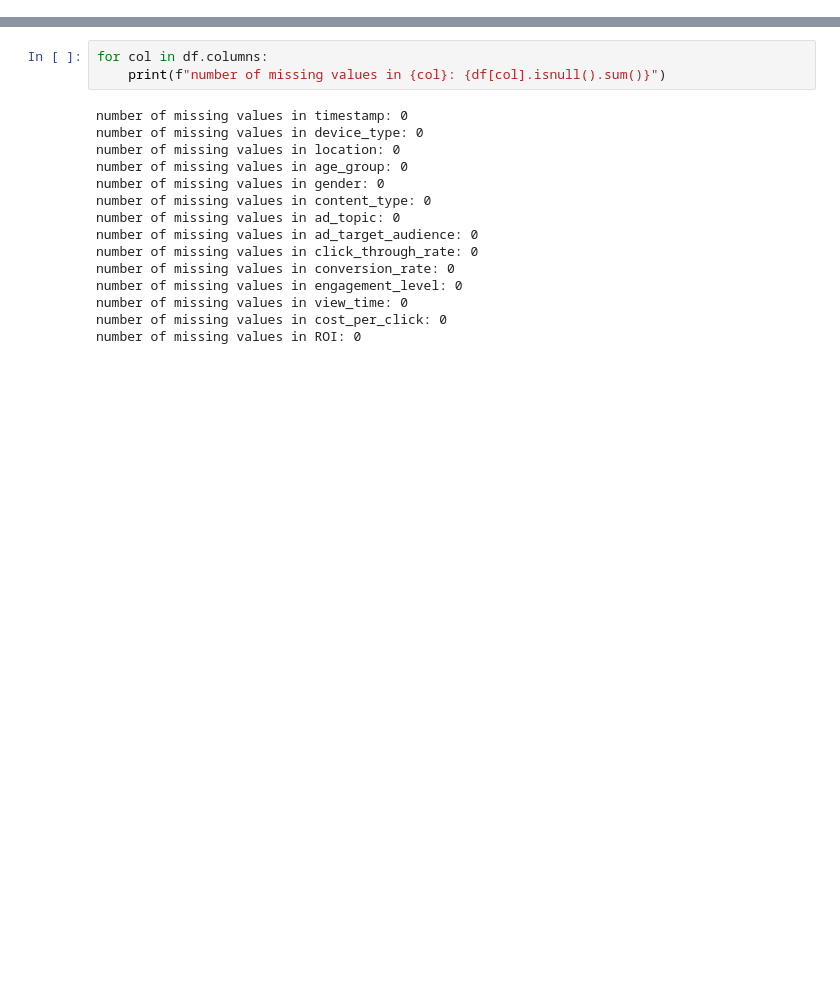
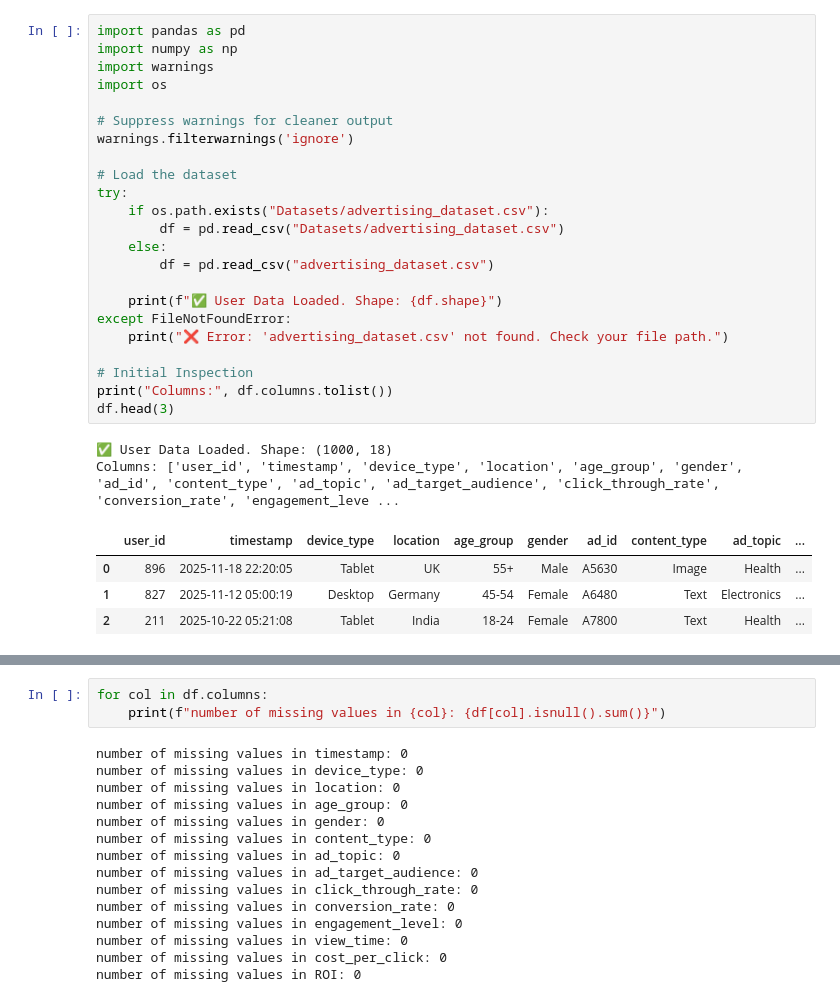
Before and after one commit to 1220823/Viralytics-Desafio-2, a Jupyter notebook: Limpeza_Advertising.ipynb, the cells around one changed output, grey strips where cells are left out. Saved outputs shown, nothing was run; the diff lists cells and outputs as text; blank space fills up the shorter version.

```diff
--- a/Limpeza_Advertising.ipynb
+++ b/Limpeza_Advertising.ipynb
@@ -0,0 +18,30 @@
+# %%
+import pandas as pd
+import numpy as np
+import warnings
+import os
+
+# Suppress warnings for cleaner output
+warnings.filterwarnings('ignore')
+
+# Load the dataset
+try:
+    if os.path.exists("Datasets/advertising_dataset.csv"):
+        df = pd.read_csv("Datasets/advertising_dataset.csv")
+    else:
+        df = pd.read_csv("advertising_dataset.csv")
+
+    print(f"✅ User Data Loaded. Shape: {df.shape}")
+except FileNotFoundError:
+    print("❌ Error: 'advertising_dataset.csv' not found. Check your file path.")
+
+# Initial Inspection
+print("Columns:", df.columns.tolist())
+df.head(3)
+# %% [output]
+✅ User Data Loaded. Shape: (1000, 18)
+Columns: ['user_id', 'timestamp', 'device_type', 'location', 'age_group', 'gender', 'ad_id', 'content_type', 'ad_topic', 'ad_target_audience', 'click_through_rate', 'conversion_rate', 'engagement_leve ...
+|  | user_id | timestamp | device_type | location | age_group | gender | ad_id | content_type | ad_topic | ... |
+| 0 | 896 | 2025-11-18 22:20:05 | Tablet | UK | 55+ | Male | A5630 | Image | Health | ... |
+| 1 | 827 | 2025-11-12 05:00:19 | Desktop | Germany | 45-54 | Female | A6480 | Text | Electronics | ... |
+| 2 | 211 | 2025-10-22 05:21:08 | Tablet | India | 18-24 | Female | A7800 | Text | Health | ... |
```
Also changed, not shown: parts of 7 cells of this notebook, 1 other file.
